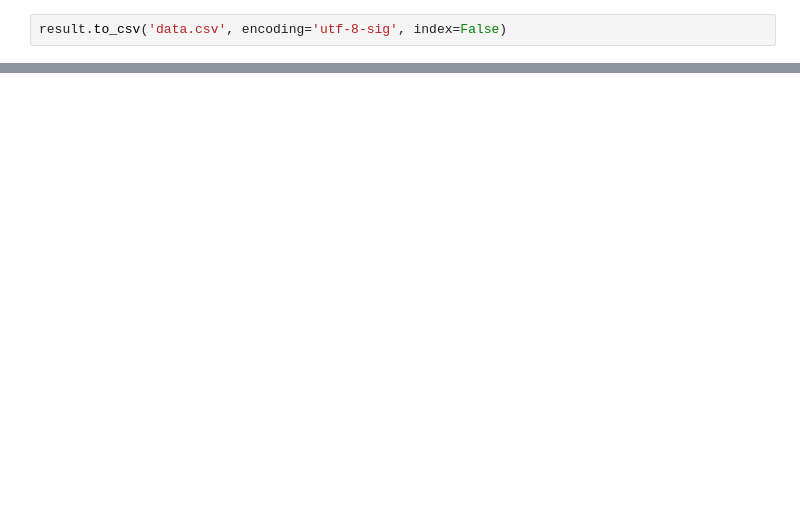
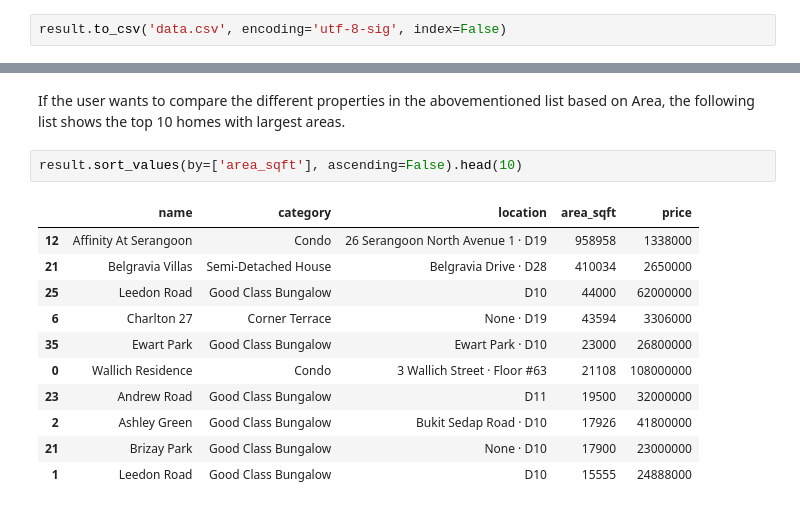
Before and after one commit to azuretime/Citibank-Housing-Loan, a Jupyter notebook: WebCrawler.ipynb, the cells around one changed output, grey strips where cells are left out. Saved outputs shown, nothing was run; the diff lists cells and outputs as text; blank space fills up the shorter version.

```diff
--- a/WebCrawler.ipynb
+++ b/WebCrawler.ipynb
@@ -79,0 +119,16 @@ result.to_csv('data.csv', encoding='utf-8-sig', index=False)
+# %% [markdown]
+If the user wants to compare the different properties in the abovementioned list based on Area, the following list shows the top 10 homes with largest areas.
+# %%
+result.sort_values(by=['area_sqft'], ascending=False).head(10)
+# %% [output]
+|  | name | category | location | area_sqft | price |
+| 12 | Affinity At Serangoon | Condo | 26 Serangoon North Avenue 1 · D19 | 958958 | 1338000 |
+| 21 | Belgravia Villas | Semi-Detached House | Belgravia Drive · D28 | 410034 | 2650000 |
+| 25 | Leedon Road | Good Class Bungalow | D10 | 44000 | 62000000 |
+| 6 | Charlton 27 | Corner Terrace | None · D19 | 43594 | 3306000 |
+| 35 | Ewart Park | Good Class Bungalow | Ewart Park · D10 | 23000 | 26800000 |
+| 0 | Wallich Residence | Condo | 3 Wallich Street · Floor #63 | 21108 | 108000000 |
+| 23 | Andrew Road | Good Class Bungalow | D11 | 19500 | 32000000 |
+| 2 | Ashley Green | Good Class Bungalow | Bukit Sedap Road · D10 | 17926 | 41800000 |
+| 21 | Brizay Park | Good Class Bungalow | None · D10 | 17900 | 23000000 |
+| 1 | Leedon Road | Good Class Bungalow | D10 | 15555 | 24888000 |
```
Also changed, not shown: parts of 17 cells of this notebook.
